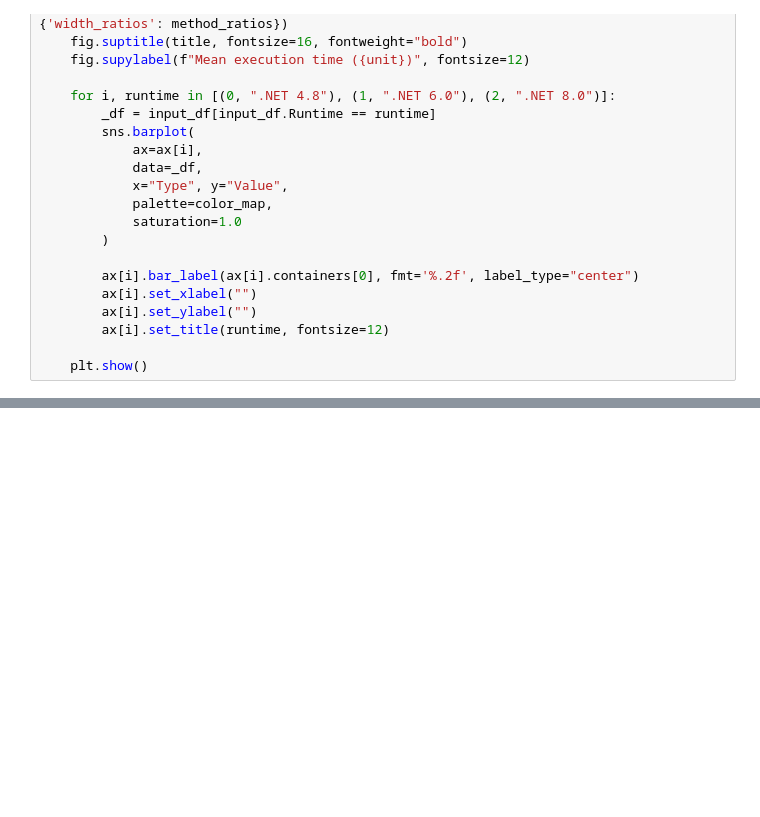
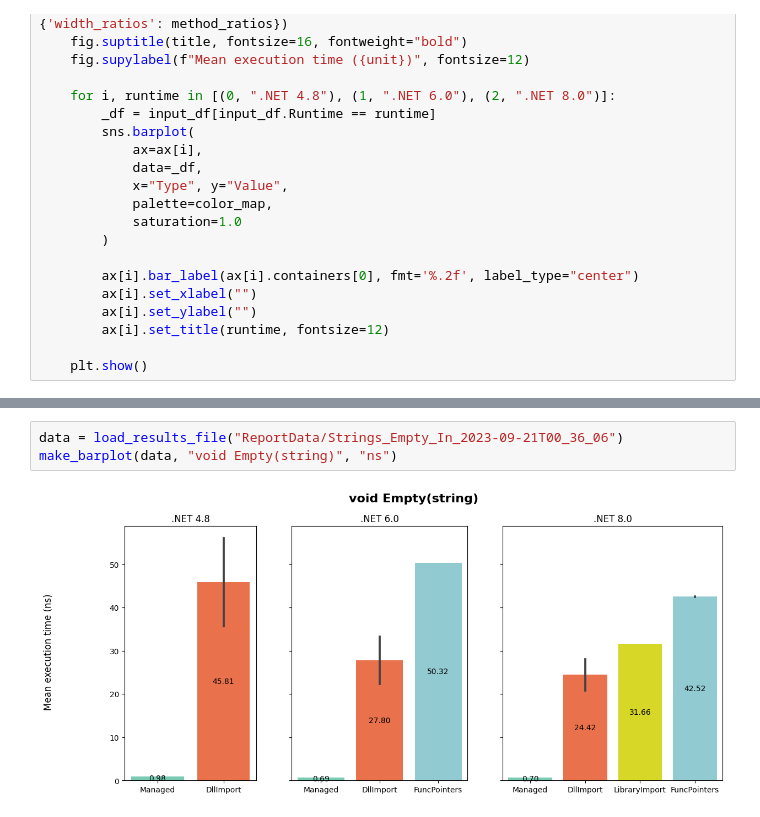
Before and after one commit to oroztocil/perfeval-pinvoke, a Jupyter notebook: REPORT.ipynb, the cells around one changed output, grey strips where cells are left out. Drawn from its saved outputs; the diff is of its cells as text; blank space fills up the shorter version.

```diff
--- a/REPORT.ipynb
+++ b/REPORT.ipynb
@@ -105,0 +263,5 @@ make_barplot(data_Primitive_Int_Out, "int out", "ns")
+# %%
+data = load_results_file("ReportData/Strings_Empty_In_2023-09-21T00_36_06")
+make_barplot(data, "void Empty(string)", "ns")
+# %% [output]
+[figure, added]
```
Also changed, not shown: parts of 35 cells of this notebook.
